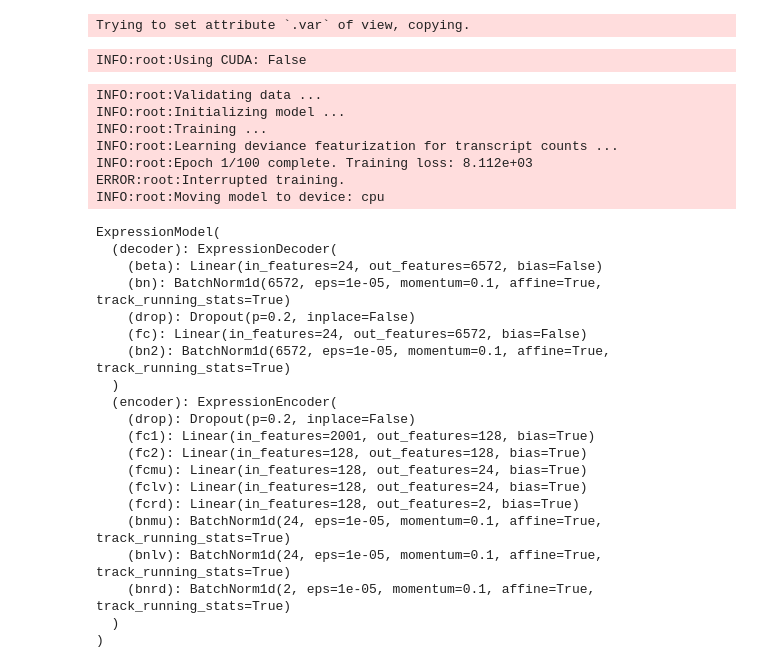
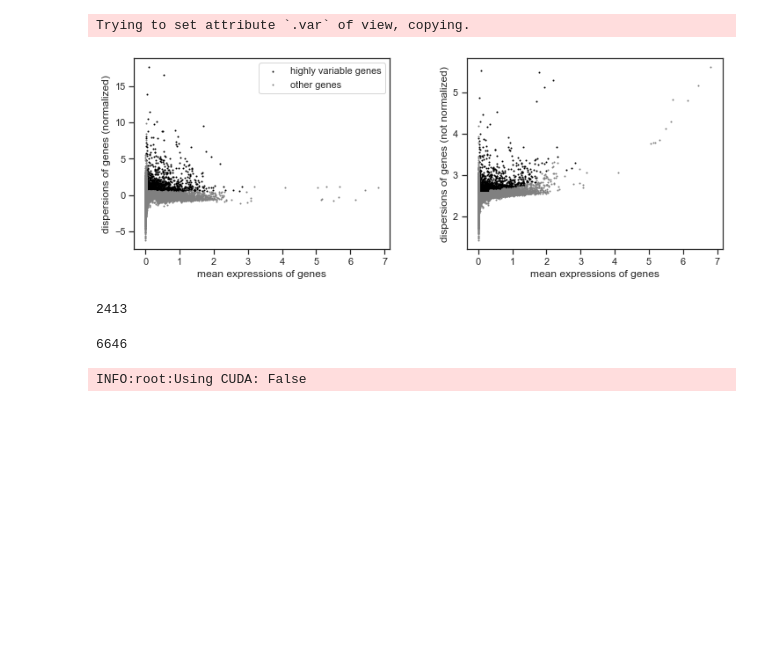
Before and after one commit to AllenWLynch/Kladi, a Jupyter notebook: Untitled.ipynb, the cells around one changed output. Drawn from its saved outputs; the diff is of its cells as text; code cells hidden in the pictures; blank space fills up the shorter version.

```diff
--- a/Untitled.ipynb
+++ b/Untitled.ipynb
@@ -15,6 +15,9 @@ import logging
 logging.basicConfig()
 logger = logging.getLogger()
 logger.setLevel(logging.INFO)
+
+import seaborn as sns
+sns.set(style = 'ticks')
 # %% [markdown]
 ### Read expression data
 # %%
@@ -36,3 +37,10 @@ sc.pp.highly_variable_genes(gex_data, min_mean=0.0125, max_mean=3, min_disp=0.5,
 # %% [output]
 Trying to set attribute `.var` of view, copying.
+# %%
+sc.pp.highly_variable_genes(gex_data, min_mean=0.015, max_mean=3, min_disp=0.5)
+sc.pl.highly_variable_genes(gex_data)
+gex_data.var.highly_variable.sum()
+# %% [output]
+[figure, added]
+2413
 # %%
@@ -40,0 +49,4 @@ gex_data=gex_data[:, gois]
+# %%
+len(gois)
+# %% [output]
+6646
@@ -43,32 +62,2 @@ expr_model = ExpressionModel(gois, highly_variable=gex_data.var.highly_variable.
 # %% [output]
 INFO:root:Using CUDA: False
-# %%
-expr_model.fit(gex_data.layers['counts'])
-# %% [output]
-INFO:root:Validating data ...
-INFO:root:Initializing model ...
-INFO:root:Training ...
-INFO:root:Learning deviance featurization for transcript counts ...
-INFO:root:Epoch 1/100 complete. Training loss: 8.112e+03
-ERROR:root:Interrupted training.
-INFO:root:Moving model to device: cpu
-ExpressionModel(
-  (decoder): ExpressionDecoder(
-    (beta): Linear(in_features=24, out_features=6572, bias=False)
-    (bn): BatchNorm1d(6572, eps=1e-05, momentum=0.1, affine=True, track_running_stats=True)
-    (drop): Dropout(p=0.2, inplace=False)
-    (fc): Linear(in_features=24, out_features=6572, bias=False)
-    (bn2): BatchNorm1d(6572, eps=1e-05, momentum=0.1, affine=True, track_running_stats=True)
-  )
-  (encoder): ExpressionEncoder(
-    (drop): Dropout(p=0.2, inplace=False)
-    (fc1): Linear(in_features=2001, out_features=128, bias=True)
-    (fc2): Linear(in_features=128, out_features=128, bias=True)
-    (fcmu): Linear(in_features=128, out_features=24, bias=True)
-    (fclv): Linear(in_features=128, out_features=24, bias=True)
-    (fcrd): Linear(in_features=128, out_features=2, bias=True)
-    (bnmu): BatchNorm1d(24, eps=1e-05, momentum=0.1, affine=True, track_running_stats=True)
-    (bnlv): BatchNorm1d(24, eps=1e-05, momentum=0.1, affine=True, track_running_stats=True)
-    (bnrd): BatchNorm1d(2, eps=1e-05, momentum=0.1, affine=True, track_running_stats=True)
-  )
-)
```
Also changed, not shown: parts of 19 cells of this notebook, 1 other file.
